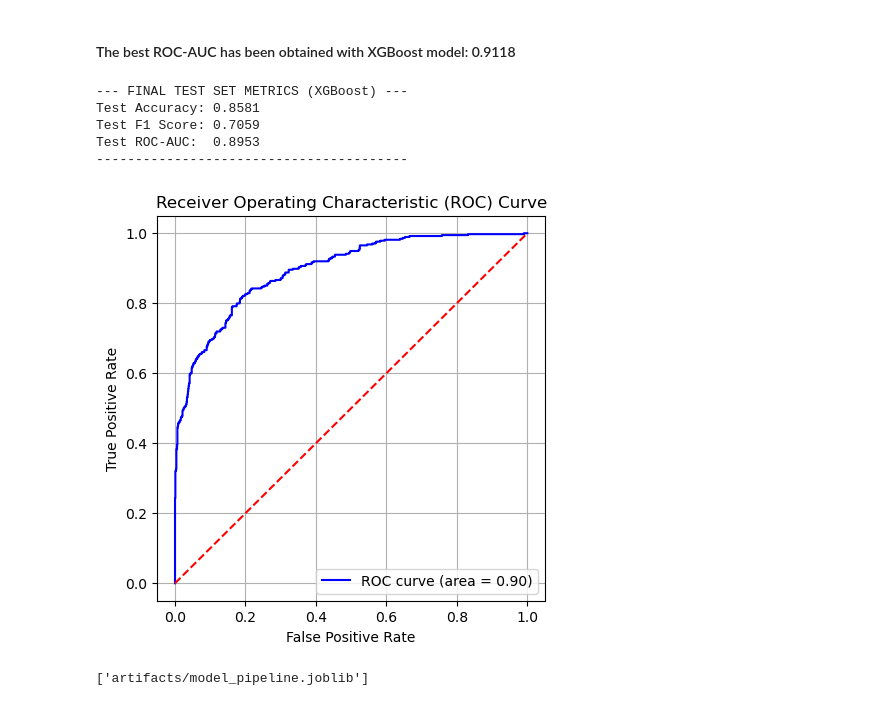
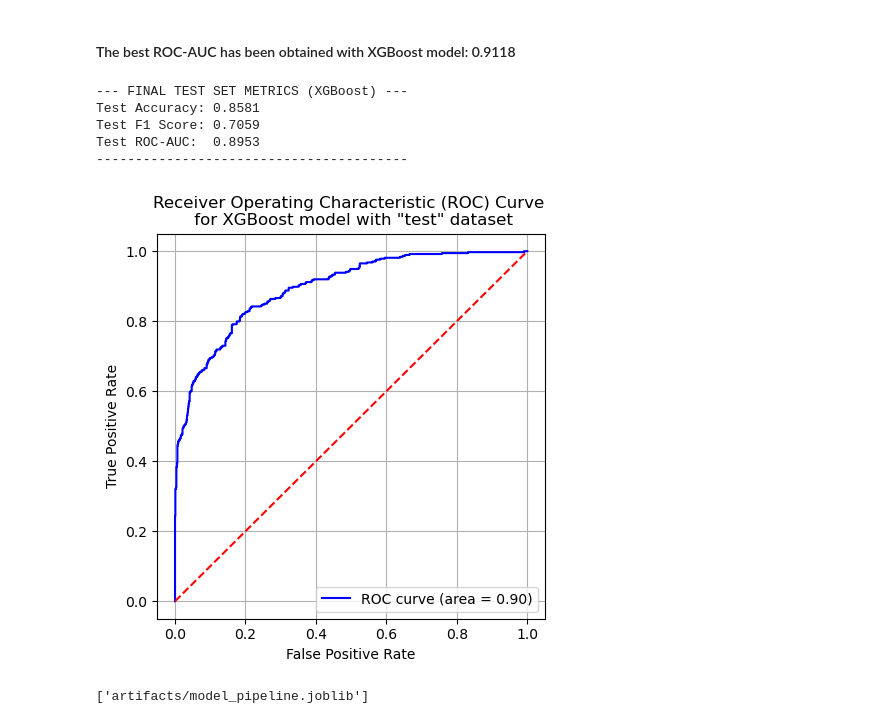
Before and after one commit to AKholman/CHURN-PREDICTION-ML_APP-STREAMLIT-, a Jupyter notebook: Churn_prediction.ipynb, the cells around one changed output. Drawn from its saved outputs; the diff is of its cells as text; code cells hidden in the pictures.

```diff
--- a/Churn_prediction.ipynb
+++ b/Churn_prediction.ipynb
@@ -219,35 +219,35 @@ y_test_probs = best_model.predict_proba(X_test)[:, 1] # Probabilities for ROC-AU
 # 2. Calculate Metrics
 test_accuracy = accuracy_score(y_test, y_test_pred)
 test_f1 = f1_score(y_test, y_test_pred)
 test_roc_auc = roc_auc_score(y_test, y_test_probs)
 
 # 3. Print Results
 print("--- FINAL TEST SET METRICS (XGBoost) ---")
 print(f"Test Accuracy: {test_accuracy:.4f}")
 print(f"Test F1 Score: {test_f1:.4f}")
 print(f"Test ROC-AUC:  {test_roc_auc:.4f}")
 print("-" * 40)
 
 # INTEGRATED ROC CURVE SCRIPT
 fpr, tpr, _ = roc_curve(y_test, y_test_probs)
 roc_auc_test = auc(fpr, tpr)
 
 plt.figure(figsize=(5, 5))
 plt.plot(fpr, tpr, color='blue', label='ROC curve (area = {:.2f})'.format(roc_auc_test))
 plt.plot([0, 1], [0, 1], color='red', linestyle='--')
-plt.title('Receiver Operating Characteristic (ROC) Curve')
+plt.title('Receiver Operating Characteristic (ROC) Curve \n for XGBoost model with "test" dataset')
 plt.xlabel('False Positive Rate')
 plt.ylabel('True Positive Rate')
 plt.legend(loc='lower right')
 plt.grid()
 plt.show()
 # %% [output]
 --- FINAL TEST SET METRICS (XGBoost) ---
 Test Accuracy: 0.8581
 Test F1 Score: 0.7059
 Test ROC-AUC:  0.8953
 ----------------------------------------
-[figure, old version]
+[figure, new version]
 # %%
 #  Save and export the best model
 os.makedirs("artifacts", exist_ok=True)
```
Also changed, not shown: 5 other files.
